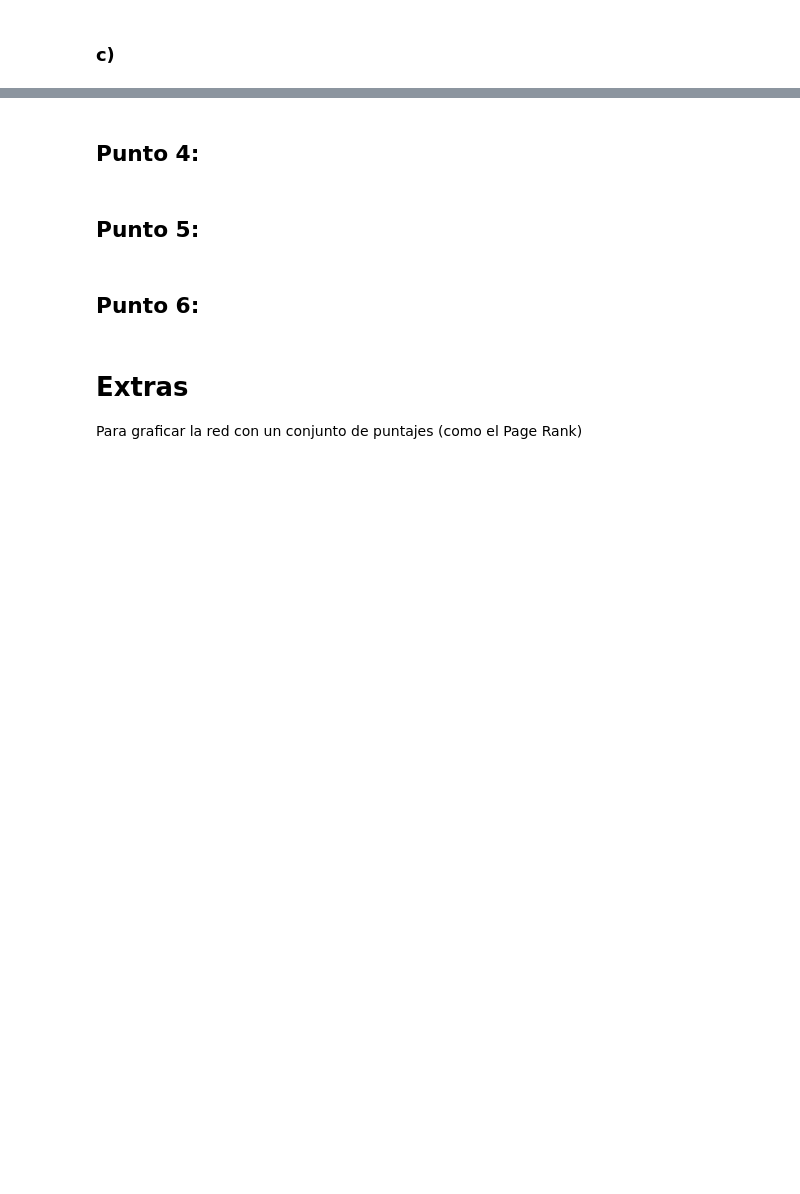
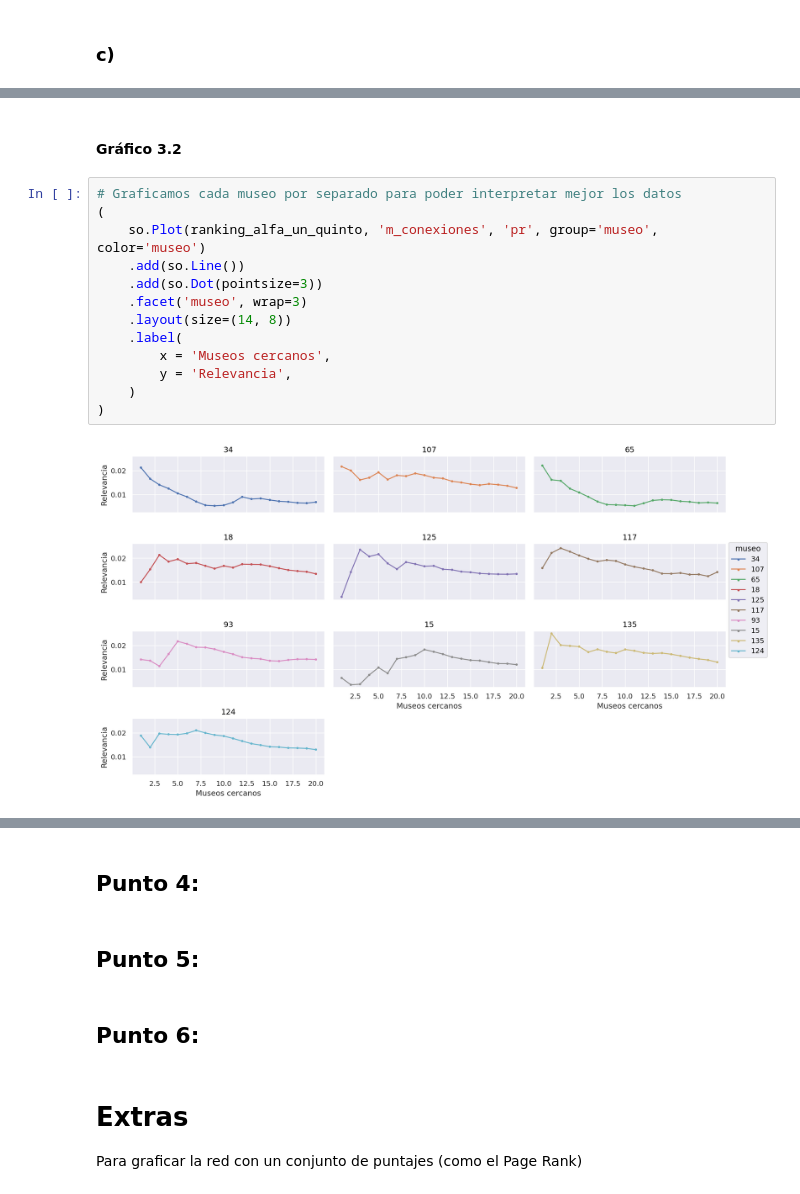
Before and after one commit to EvaI22/TP-ALC, a Jupyter notebook: TP1_template.ipynb, the cells around one changed output, grey strips where cells are left out. Drawn from its saved outputs; the diff is of its cells as text; blank space fills up the shorter version.

```diff
--- a/TP1_template.ipynb
+++ b/TP1_template.ipynb
@@ -487,0 +584,17 @@ display(ranking_museos)
+# %% [markdown]
+#### Gráfico 3.2
+# %%
+# Graficamos cada museo por separado para poder interpretar mejor los datos
+(
+    so.Plot(ranking_alfa_un_quinto, 'm_conexiones', 'pr', group='museo', color='museo')
+    .add(so.Line())
+    .add(so.Dot(pointsize=3))
+    .facet('museo', wrap=3)
+    .layout(size=(14, 8))
+    .label(
+        x = 'Museos cercanos',
+        y = 'Relevancia',
+    )
+)
+# %% [output]
+[figure, added]
```
Also changed, not shown: parts of 12 cells of this notebook.
